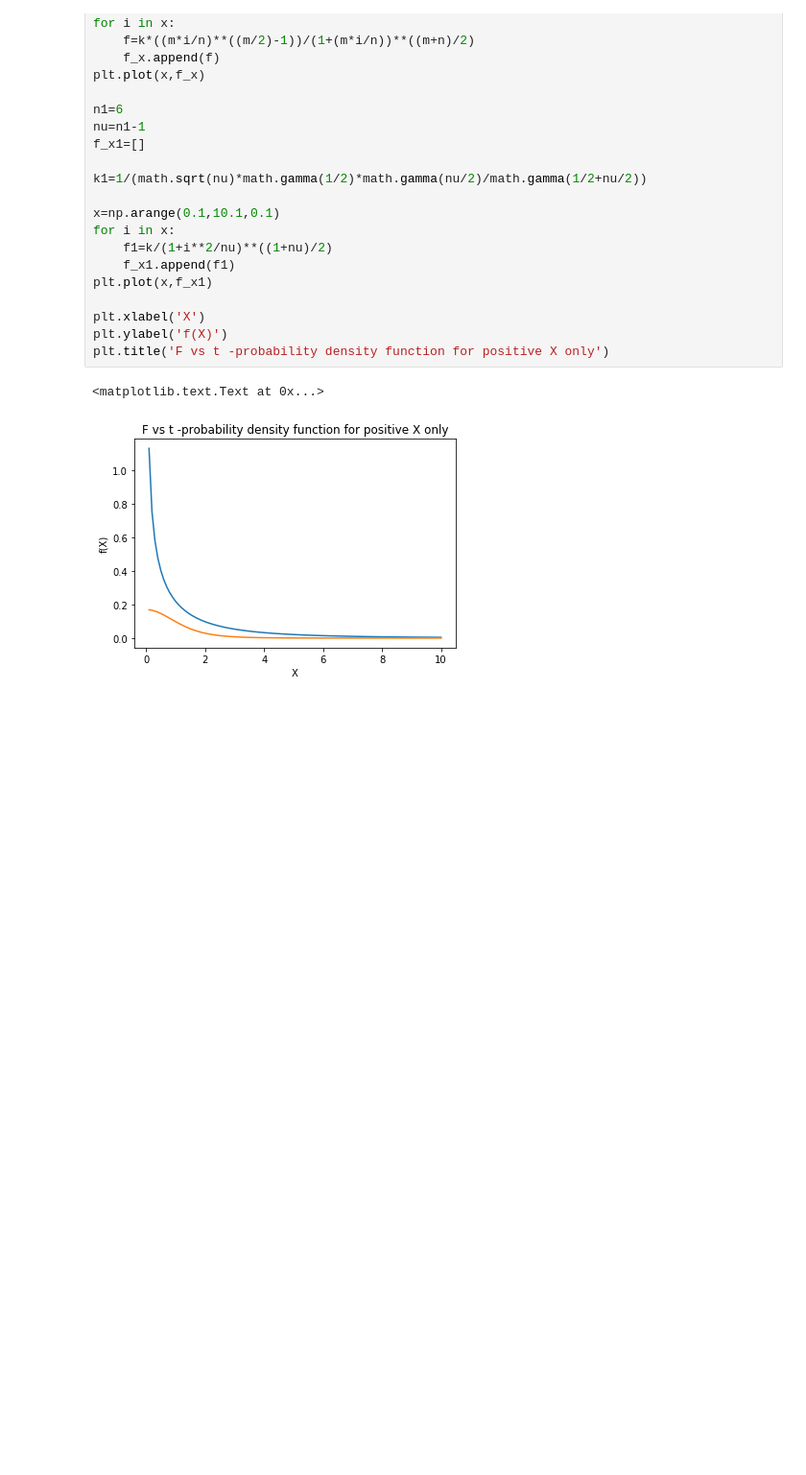
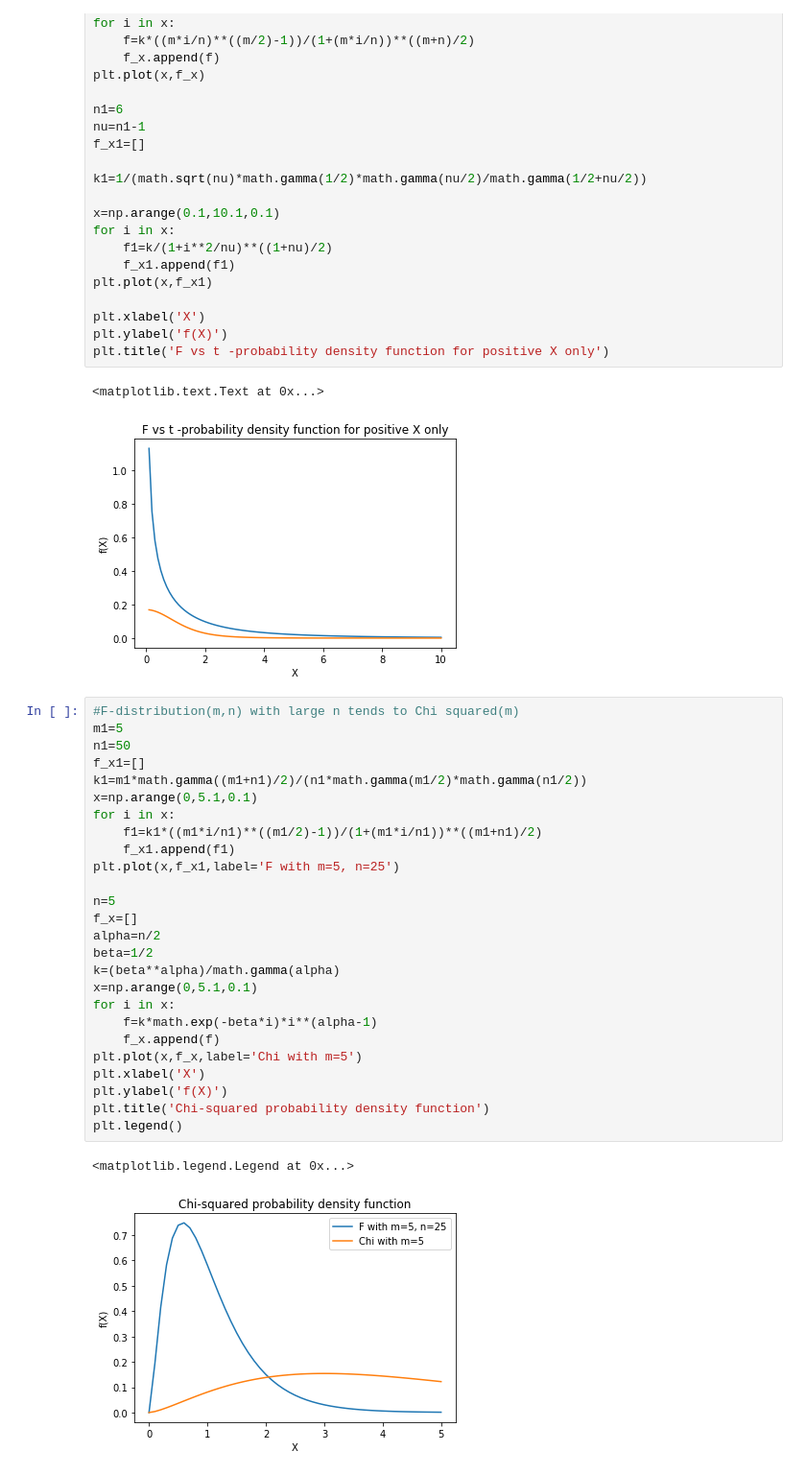
Before and after one commit to Abhinav-Rijal/Statistics, a Jupyter notebook: Probability distributions.ipynb, the cells around one changed output. Shown: that part at 96% size. Cells and saved outputs as stored; diff of their text form; blank space fills up the shorter version.

```diff
--- a/Probability distributions.ipynb
+++ b/Probability distributions.ipynb
@@ -671,3 +671,32 @@ plt.title('F vs t -probability density function for positive X only')
 # %% [output]
 <matplotlib.text.Text at 0x...>
 [figure]
+# %%
+#F-distribution(m,n) with large n tends to Chi squared(m)
+m1=5
+n1=50
+f_x1=[]
+k1=m1*math.gamma((m1+n1)/2)/(n1*math.gamma(m1/2)*math.gamma(n1/2))
+x=np.arange(0,5.1,0.1)
+for i in x:
+    f1=k1*((m1*i/n1)**((m1/2)-1))/(1+(m1*i/n1))**((m1+n1)/2)
+    f_x1.append(f1)
+plt.plot(x,f_x1,label='F with m=5, n=25')
+
+n=5
+f_x=[]
+alpha=n/2
+beta=1/2
+k=(beta**alpha)/math.gamma(alpha)
+x=np.arange(0,5.1,0.1)
+for i in x:
+    f=k*math.exp(-beta*i)*i**(alpha-1)
+    f_x.append(f)
+plt.plot(x,f_x,label='Chi with m=5')
+plt.xlabel('X')
+plt.ylabel('f(X)')
+plt.title('Chi-squared probability density function')
+plt.legend()
+# %% [output]
+<matplotlib.legend.Legend at 0x...>
+[figure, added]
```
